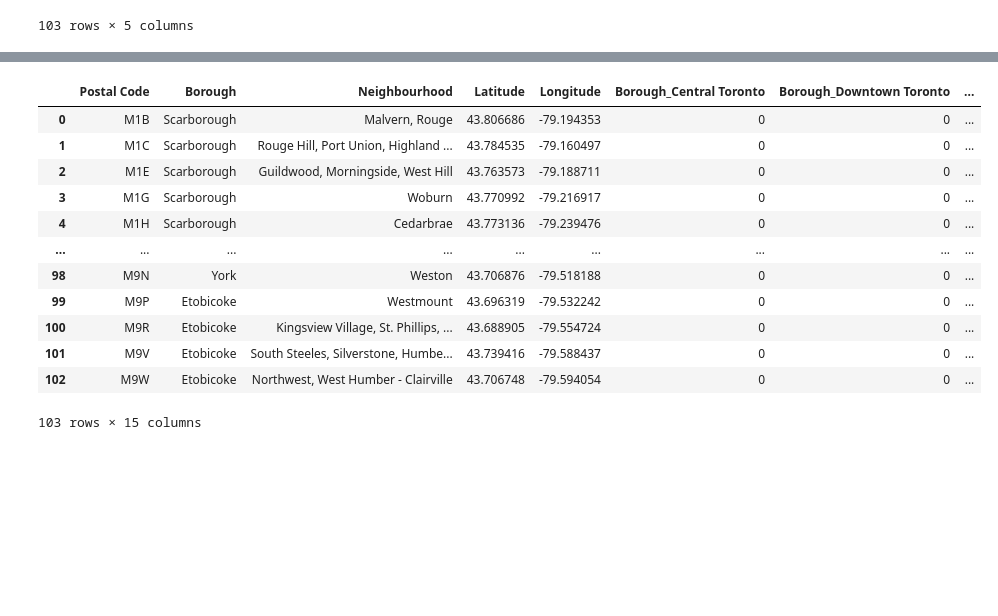
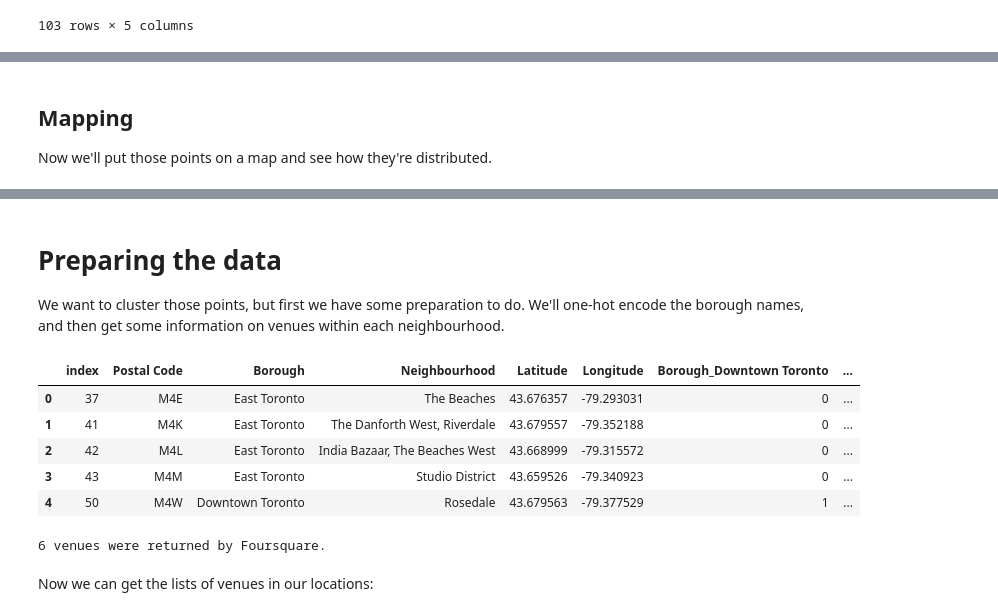
Before and after one commit to J-Breingan/ibm_coursera_capstone_project, a Jupyter notebook: Capstone Week 3 Assignment.ipynb, the cells around one changed output, grey strips where cells are left out. Drawn from its saved outputs; the diff is of its cells as text; code cells hidden in the pictures; blank space fills up the shorter version.

```diff
--- a/Capstone Week 3 Assignment.ipynb
+++ b/Capstone Week 3 Assignment.ipynb
@@ -133,6 +146,14 @@ Let's take a look at those on a map...
 # %%
 import folium
 from sklearn.cluster import KMeans
+# %%
+#we'll limit this to the city of Toronto itself, and exclude the other boroughs
+df.Borough.value_counts()
+keep_list = ['Downtown Toronto', 'East Toronto', 'West Toronto']
+df = df[df['Borough'].isin(keep_list)]
+# %% [markdown]
+## Mapping
+Now we'll put those points on a map and see how they're distributed.
 # %%
 #To create the map, we need the lat/long coords of Toronto, which we can get from geopy, or just average
 #the values we have to get close enough
@@ -156,24 +176,18 @@ for lat, lng, borough, neighborhood in zip(df['Latitude'], df['Longitude'], df['
 map_toronto
 # %% [output]
 [interactive output not drawn]
+# %% [markdown]
+# Preparing the data
+We want to cluster those points, but first we have some preparation to do. We'll one-hot encode the borough names, and then get some information on venues within each neighbourhood.
 # %%
-#We can't just group these by lat/long
-#...well, we can, but we shouldn't, because the groups will be pretty meaningless
 
 #we can one-hot encode the buroughs
-df = df.join(pd.get_dummies(df.Borough, prefix='Borough'))#.drop('Borough', axis = 1)
-df
+df = df.join(pd.get_dummies(df.Borough, prefix='Borough')).reset_index()
+df.head()
 # %% [output]
-|  | Postal Code | Borough | Neighbourhood | Latitude | Longitude | Borough_Central Toronto | Borough_Downtown Toronto | ... |
-| 0 | M1B | Scarborough | Malvern, Rouge | 43.806686 | -79.194353 | 0 | 0 | ... |
-| 1 | M1C | Scarborough | Rouge Hill, Port Union, Highland ... | 43.784535 | -79.160497 | 0 | 0 | ... |
-| 2 | M1E | Scarborough | Guildwood, Morningside, West Hill | 43.763573 | -79.188711 | 0 | 0 | ... |
-| 3 | M1G | Scarborough | Woburn | 43.770992 | -79.216917 | 0 | 0 | ... |
-| 4 | M1H | Scarborough | Cedarbrae | 43.773136 | -79.239476 | 0 | 0 | ... |
-| ... | ... | ... | ... | ... | ... | ... | ... | ... |
-| 98 | M9N | York | Weston | 43.706876 | -79.518188 | 0 | 0 | ... |
-| 99 | M9P | Etobicoke | Westmount | 43.696319 | -79.532242 | 0 | 0 | ... |
-| 100 | M9R | Etobicoke | Kingsview Village, St. Phillips, ... | 43.688905 | -79.554724 | 0 | 0 | ... |
-| 101 | M9V | Etobicoke | South Steeles, Silverstone, Humbe... | 43.739416 | -79.588437 | 0 | 0 | ... |
-| 102 | M9W | Etobicoke | Northwest, West Humber - Clairville | 43.706748 | -79.594054 | 0 | 0 | ... |
+|  | index | Postal Code | Borough | Neighbourhood | Latitude | Longitude | Borough_Downtown Toronto | ... |
+| 0 | 37 | M4E | East Toronto | The Beaches | 43.676357 | -79.293031 | 0 | ... |
+| 1 | 41 | M4K | East Toronto | The Danforth West, Riverdale | 43.679557 | -79.352188 | 0 | ... |
+| 2 | 42 | M4L | East Toronto | India Bazaar, The Beaches West | 43.668999 | -79.315572 | 0 | ... |
+| 3 | 43 | M4M | East Toronto | Studio District | 43.659526 | -79.340923 | 0 | ... |
+| 4 | 50 | M4W | Downtown Toronto | Rosedale | 43.679563 | -79.377529 | 1 | ... |
-103 rows × 15 columns
@@ -182,0 +242,6 @@ df
+# %%
+print('{} venues were returned by Foursquare.'.format(nearby_venues.shape[0]))
+# %% [output]
+6 venues were returned by Foursquare.
+# %% [markdown]
+Now we can get the lists of venues in our locations:
```
Also changed, not shown: parts of 27 cells of this notebook.
